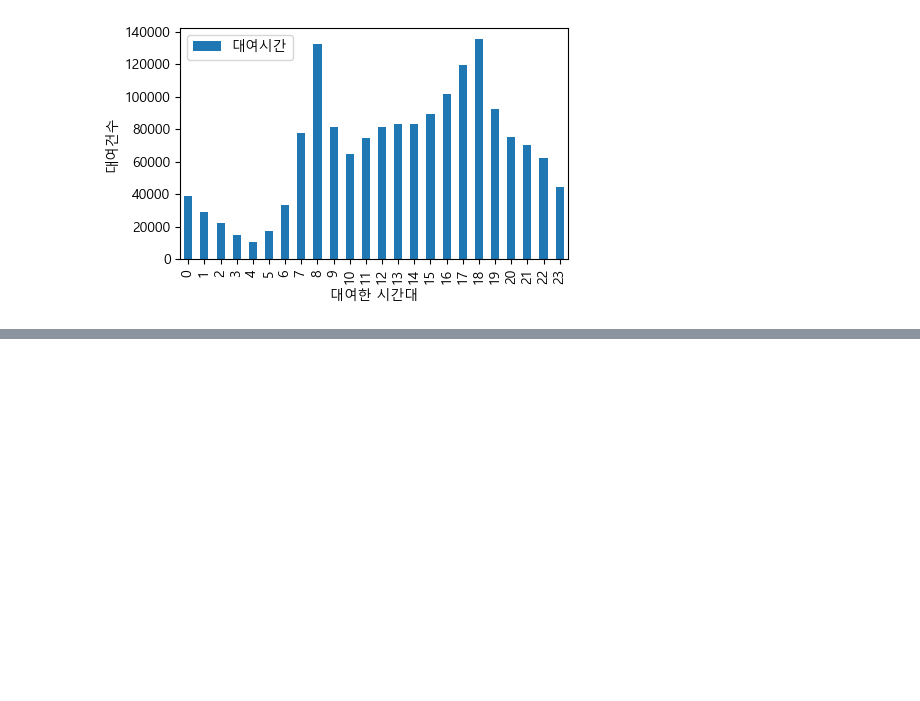
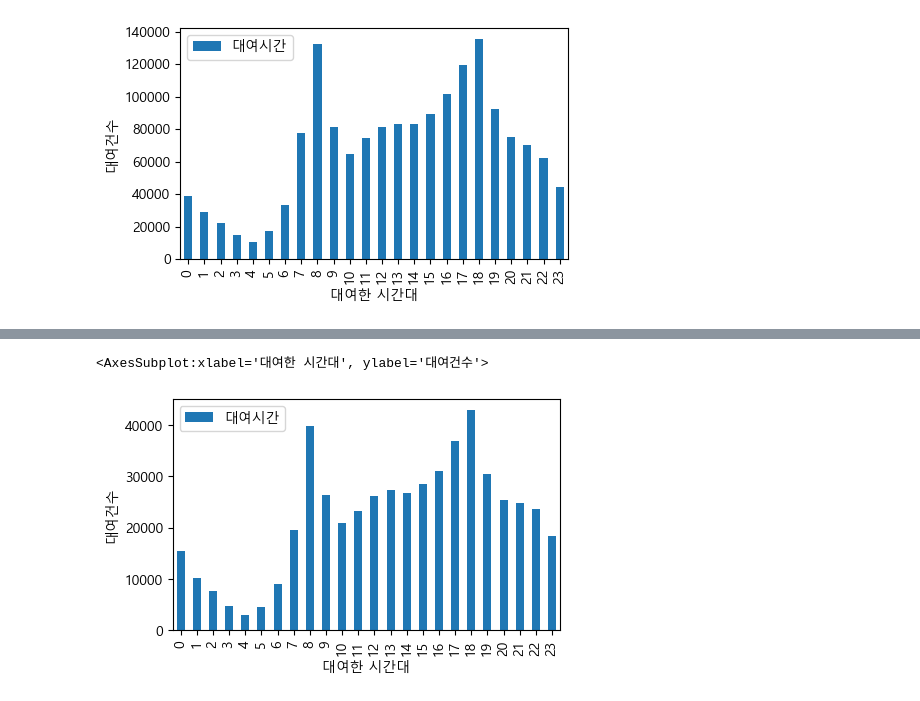
Before and after one commit to Aimerlee123/Python-teamproject, a Jupyter notebook: 세미프로젝트_공공자전거 시간별 분석.ipynb, the cells around one changed output, grey strips where cells are left out. Saved outputs shown, nothing was run; the diff lists cells and outputs as text; code cells hidden in the pictures; blank space fills up the shorter version.

```diff
--- a/세미프로젝트_공공자전거 시간별 분석.ipynb
+++ b/세미프로젝트_공공자전거 시간별 분석.ipynb
@@ -79,7 +79,3 @@ time['대여일자']
 1638967   2022-12-31
 1638968   2022-12-31
 Name: 대여일자, Length: 1638969, dtype: datetime64[ns]
-# %%
-time["년"] = time["대여일자"].dt.year
-time["월"] = time["대여일자"].dt.month
-time["일"] = time["대여일자"].dt.day
@@ -155,0 +161,4 @@ time2.plot.bar(xlabel = '대여한 시간대', ylabel = '대여건수', figsize
+# %%
+# 20대 사용 시간대
+time_age = time[time['연령대코드'] == '20대']
+time_age.head()
@@ -155,0 +172,3 @@ time2.plot.bar(xlabel = '대여한 시간대', ylabel = '대여건수', figsize
+# %%
+df_time_age = pd.DataFrame(time_age['대여시간'].value_counts()).sort_index()
+df_time_age
@@ -155,0 +193,6 @@ time2.plot.bar(xlabel = '대여한 시간대', ylabel = '대여건수', figsize
+# %%
+# 20대가 사용하는 시간대 그래프
+df_time_age.plot.bar(xlabel='대여한 시간대',ylabel = '대여건수', figsize = (5,3))
+# %% [output]
+<AxesSubplot:xlabel='대여한 시간대', ylabel='대여건수'>
+[figure, added]
```
Also changed, not shown: parts of 7 cells of this notebook.
